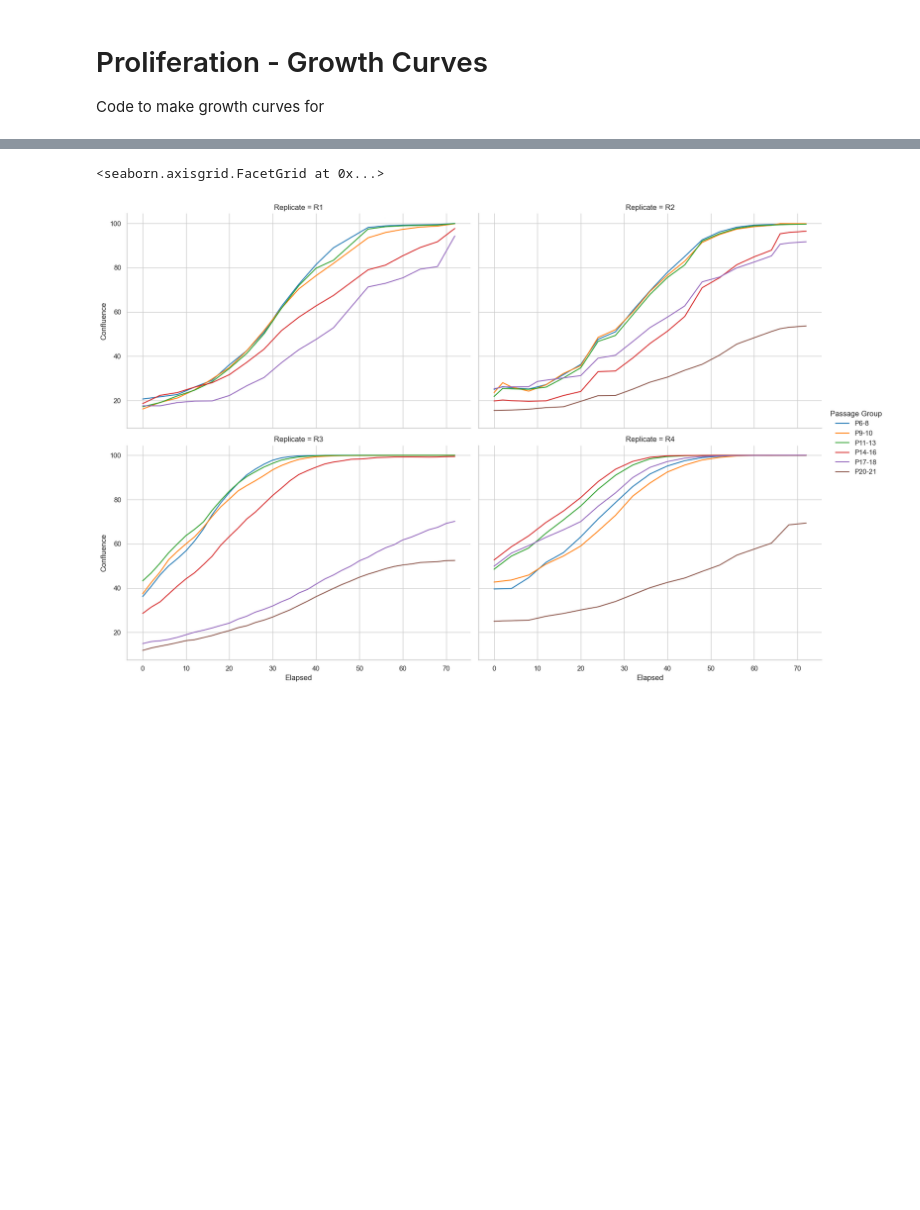
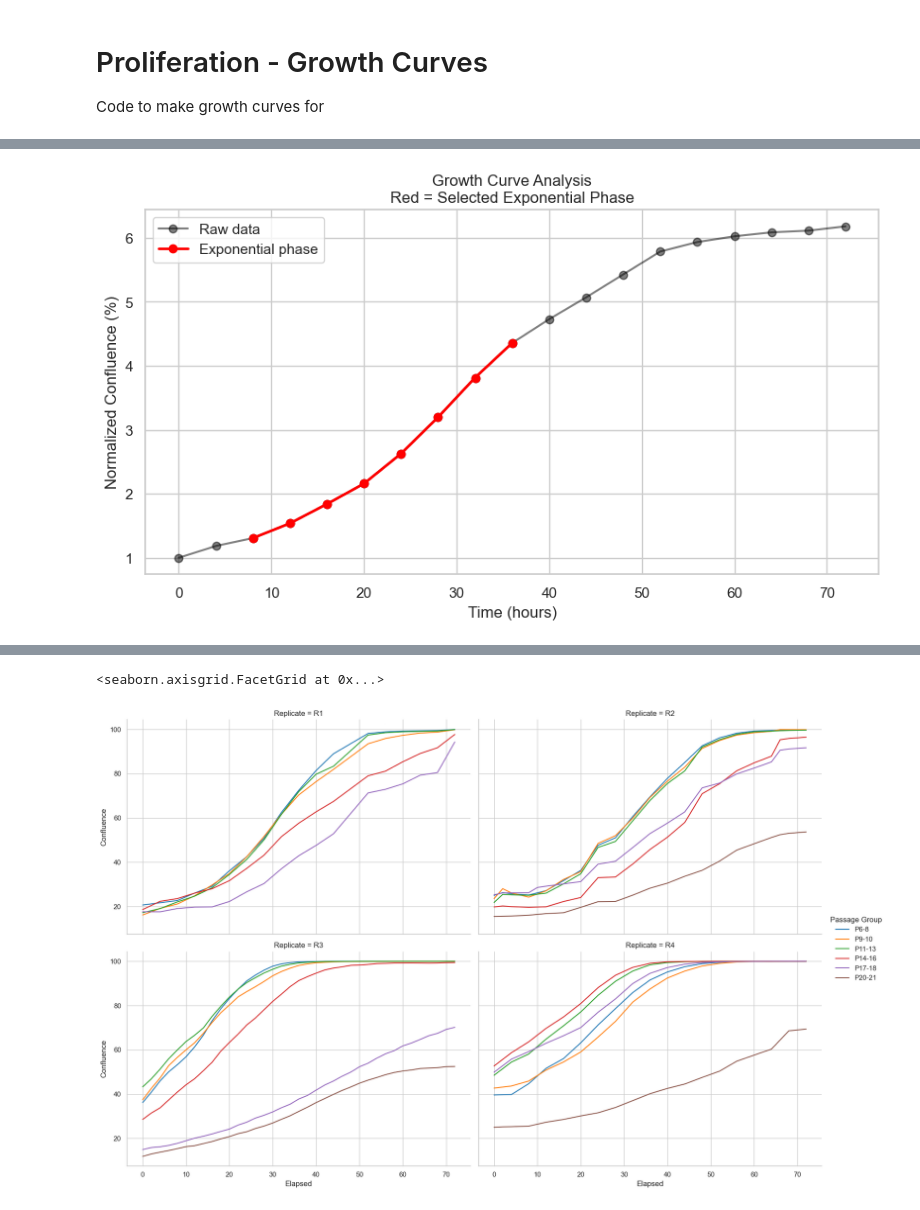
Before and after one commit to allielas/HTP_fibroblasts_mitolyso, a Jupyter notebook: Proliferation_GrowthCurves.ipynb, the cells around one changed output, grey strips where cells are left out. Saved outputs shown, nothing was run; the diff lists cells and outputs as text; code cells hidden in the pictures; blank space fills up the shorter version.

```diff
--- a/Proliferation_GrowthCurves.ipynb
+++ b/Proliferation_GrowthCurves.ipynb
@@ -103,0 +161,80 @@ ax.figure.savefig(save_path, format='png', dpi=300, bbox_inches='tight', transpa
+# %%
+import numpy as np
+from scipy.stats import linregress
+import matplotlib.pyplot as plt
+
+# Sample data - replace with your actual Incucyte data
+time = t#np.arange(0, 73, 2)  # 0 to 72 hours, every 2 hours
+#arr = np.sort(np.random.randint(5, 81, size=37))
+#print(arr)
+confluence = N # make_sigmoidal(37)#arr #np.array([5.0, 5.1, 5.3, 5.7, 6.5, 8.0, 10.5, 14.0, 19.0, 25.0,
+                  #     33.0, 42.0, 50.0, 56.0, 60.0, 62.0, 63.0, 63.5])
+
+# Ensure equal lengths
+assert len(time) == len(confluence), "Time and confluence arrays must be same length"
+
+# Step 1: Calculate rolling slopes with proper alignment
+window_size = 5  # for smoothing, ust be odd for symmetric windows
+slopes = []
+valid_indices = []
+
+for i in range(len(time) - window_size + 1):
+    t_window = time[i:i+window_size]
+    conf_window = np.log(confluence[i:i+window_size])
+
+    # linregress requires matching lengths
+    if len(t_window) != len(conf_window):
+        raise ValueError(f"Window mismatch at index {i}: time has {len(t_window)}, confluence has {len(conf_window)}")
+
+    slope, intercept, r, p, se = linregress(t_window, conf_window)
+    slopes.append(slope)
+    valid_indices.append(i + (window_size // 2))  # Center index
+
+# Step 2: Find exponential phase start (first slope > threshold)
+threshold_slope = 0.01 #arbitrary threshold
+start_index = None
+for idx, slope in zip(valid_indices, slopes):
+    if slope > threshold_slope:
+        start_index = idx
+        break
+
+if start_index is None:
+    raise ValueError("No exponential phase found - adjust threshold or check data")
+
+# Step 3: Find end of exponential phase
+log_confluence = np.log(confluence)
+growth_rates = np.diff(log_confluence) / np.diff(time)
+
+# Require at least 3 points in exponential phase
+min_exponential_points = 3
+end_candidates = np.where(growth_rates[start_index:] < 0.5 * np.max(growth_rates[start_index:]))[0]
+end_index = start_index + end_candidates[0] if len(end_candidates) > 0 else len(time) - 1
+
+# Ensure minimum duration
+if end_index - start_index < min_exponential_points:
+    end_index = start_index + min_exponential_points
+    if end_index >= len(time):
+        end_index = len(time) - 1
+
+# Step 4: Extract data
+selected_time = time[start_index:end_index+1]
+selected_confluence = confluence[start_index:end_index+1]
+print(selected_time,selected_confluence)
+
+# Plotting
+plt.figure(figsize=(10, 5))
+plt.plot(time, confluence, 'ko-', label='Raw data', alpha=0.5)
+plt.plot(selected_time, selected_confluence, 'ro-', linewidth=2, label='Exponential phase')
+#plt.plot(data = r, label="r = ")
+plt.xlabel('Time (hours)')
+plt.ylabel('Normalized Confluence (%)')
+plt.title('Growth Curve Analysis\nRed = Selected Exponential Phase')
+plt.legend()
+plt.grid(True)
+plt.show()
+
+print(f"Selected exponential phase: {selected_time[0]} to {selected_time[-1]} hours")
+print(f"Indices: {start_idx} to {end_idx}")
+print(f"Growth rate: {np.mean(slopes):.4f} hr⁻¹")
+print(f"Doubling time: {np.log(2)/np.mean(slopes):.2f} hours")
+# %% [output]
@@ -103,0 +258 @@ ax.figure.savefig(save_path, format='png', dpi=300, bbox_inches='tight', transpa
+[figure, added]
```
Also changed, not shown: parts of 5 cells of this notebook, 25 other files.
